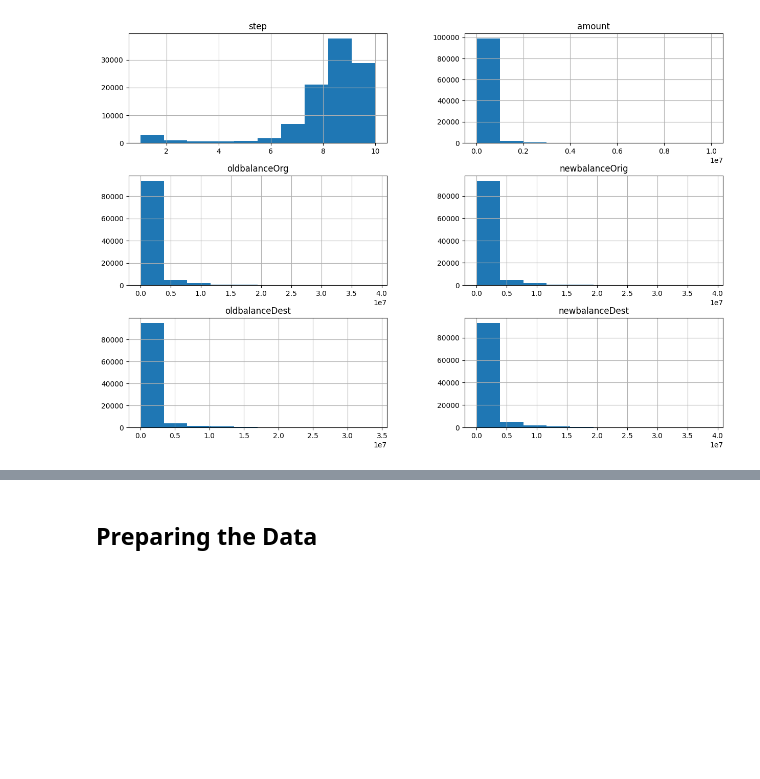
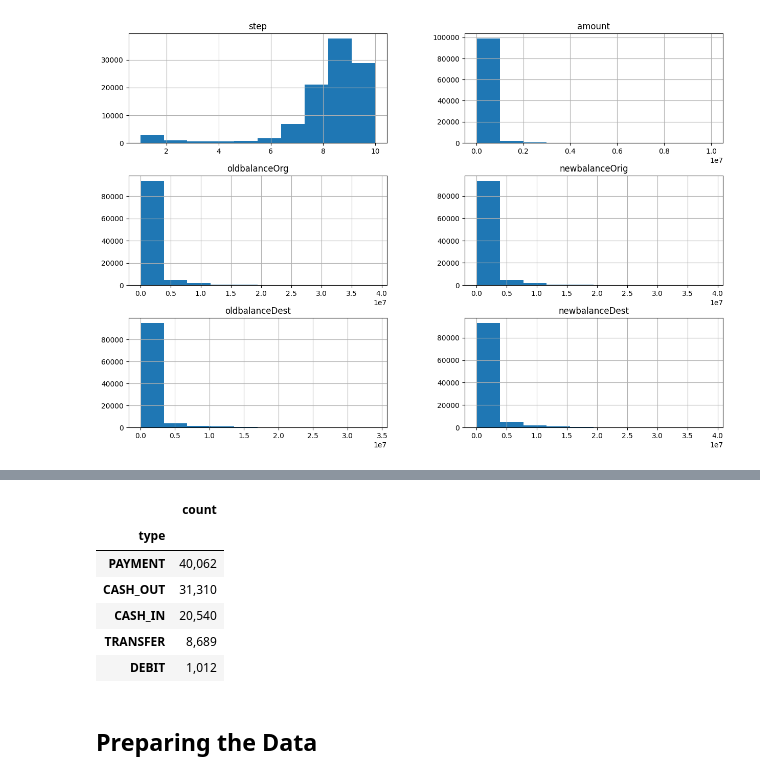
Before and after one commit to noahfrank0001/BankFraudDetection, a Jupyter notebook: analysis.ipynb, the cells around one changed output, grey strips where cells are left out. Drawn from its saved outputs; the diff is of its cells as text; code cells hidden in the pictures; blank space fills up the shorter version.

```diff
--- a/analysis.ipynb
+++ b/analysis.ipynb
@@ -95,3 +139,13 @@ Name: count, dtype: int64
+# %%
+pd.DataFrame(raw_data["type"].value_counts().apply(lambda x: "{:,}".format(x)))
+# %% [output]
+|  | count |
+| type |  |
+| PAYMENT | 40,062 |
+| CASH_OUT | 31,310 |
+| CASH_IN | 20,540 |
+| TRANSFER | 8,689 |
+| DEBIT | 1,012 |
 # %% [markdown]
 ## Preparing the Data
 # %%
```
Also changed, not shown: parts of 37 cells of this notebook.
